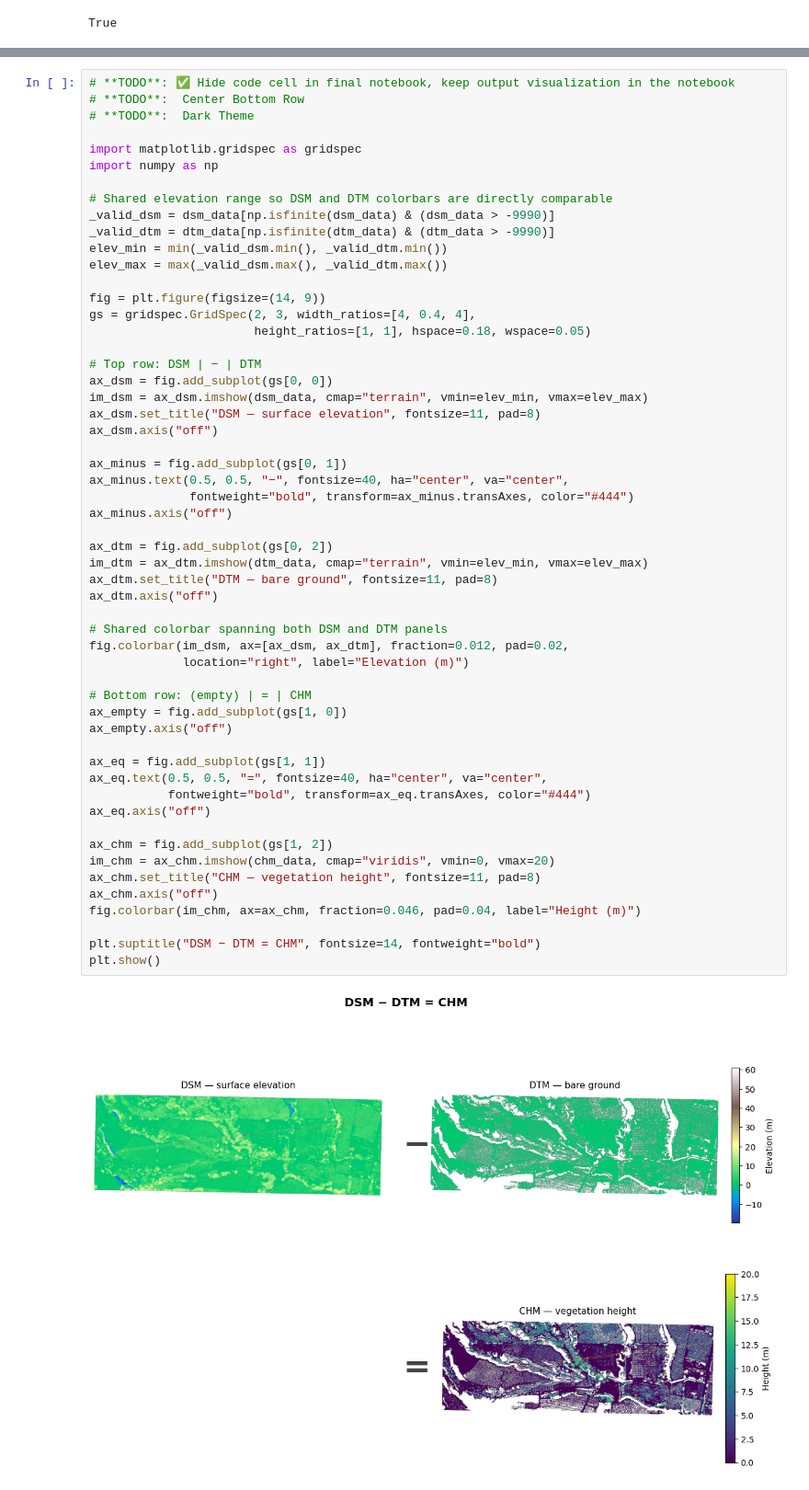
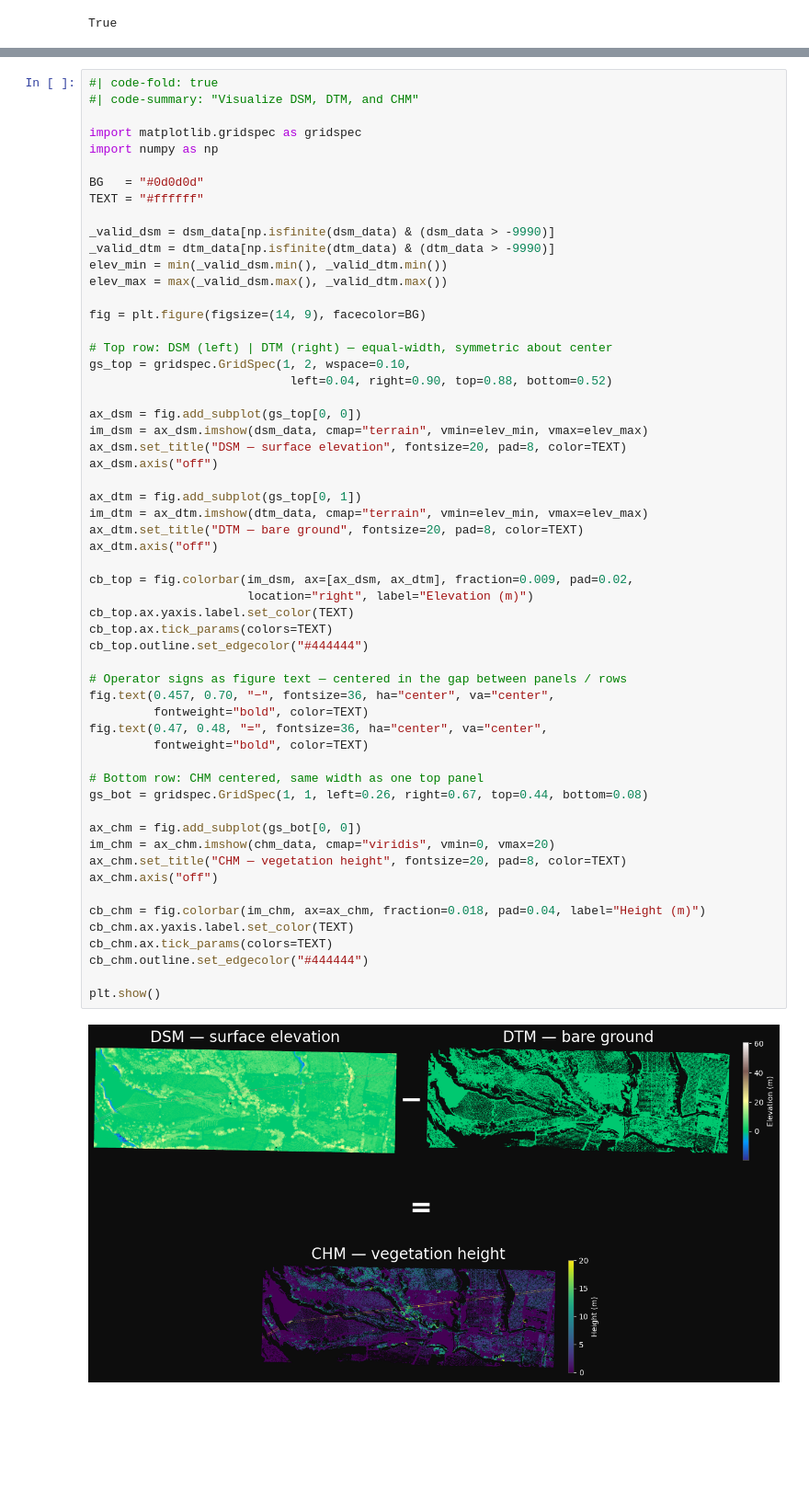
Before and after one commit to imsibaja/lidar-utility-corridor, a Jupyter notebook: notebooks/lidar_corridor_analysis.ipynb, the cells around one changed output, grey strips where cells are left out. Shown at 92% size. Drawn from its saved outputs; the diff is of its cells as text; blank space fills up the shorter version.

```diff
--- a/notebooks/lidar_corridor_analysis.ipynb
+++ b/notebooks/lidar_corridor_analysis.ipynb
@@ -246,62 +268,64 @@ with rasterio.open(dtm_path) as src:
 with rasterio.open(chm_path) as src:
     chm_data = src.read(1)
 # %%
-# **TODO**: ✅ Hide code cell in final notebook, keep output visualization in the notebook
-# **TODO**:  Center Bottom Row
-# **TODO**:  Dark Theme
+#| code-fold: true
+#| code-summary: "Visualize DSM, DTM, and CHM"
 
 import matplotlib.gridspec as gridspec
 import numpy as np
 
-# Shared elevation range so DSM and DTM colorbars are directly comparable
+BG   = "#0d0d0d"
+TEXT = "#ffffff"
+
 _valid_dsm = dsm_data[np.isfinite(dsm_data) & (dsm_data > -9990)]
 _valid_dtm = dtm_data[np.isfinite(dtm_data) & (dtm_data > -9990)]
 elev_min = min(_valid_dsm.min(), _valid_dtm.min())
 elev_max = max(_valid_dsm.max(), _valid_dtm.max())
 
-fig = plt.figure(figsize=(14, 9))
-gs = gridspec.GridSpec(2, 3, width_ratios=[4, 0.4, 4],
-                       height_ratios=[1, 1], hspace=0.18, wspace=0.05)
+fig = plt.figure(figsize=(14, 9), facecolor=BG)
 
-# Top row: DSM | − | DTM
-ax_dsm = fig.add_subplot(gs[0, 0])
+# Top row: DSM (left) | DTM (right) — equal-width, symmetric about center
+gs_top = gridspec.GridSpec(1, 2, wspace=0.10,
+                            left=0.04, right=0.90, top=0.88, bottom=0.52)
+
+ax_dsm = fig.add_subplot(gs_top[0, 0])
 im_dsm = ax_dsm.imshow(dsm_data, cmap="terrain", vmin=elev_min, vmax=elev_max)
-ax_dsm.set_title("DSM — surface elevation", fontsize=11, pad=8)
+ax_dsm.set_title("DSM — surface elevation", fontsize=20, pad=8, color=TEXT)
 ax_dsm.axis("off")
 
-ax_minus = fig.add_subplot(gs[0, 1])
-ax_minus.text(0.5, 0.5, "−", fontsize=40, ha="center", va="center",
-              fontweight="bold", transform=ax_minus.transAxes, color="#444")
-ax_minus.axis("off")
-
-ax_dtm = fig.add_subplot(gs[0, 2])
+ax_dtm = fig.add_subplot(gs_top[0, 1])
 im_dtm = ax_dtm.imshow(dtm_data, cmap="terrain", vmin=elev_min, vmax=elev_max)
-ax_dtm.set_title("DTM — bare ground", fontsize=11, pad=8)
+ax_dtm.set_title("DTM — bare ground", fontsize=20, pad=8, color=TEXT)
 ax_dtm.axis("off")
 
-# Shared colorbar spanning both DSM and DTM panels
-fig.colorbar(im_dsm, ax=[ax_dsm, ax_dtm], fraction=0.012, pad=0.02,
-             location="right", label="Elevation (m)")
+cb_top = fig.colorbar(im_dsm, ax=[ax_dsm, ax_dtm], fraction=0.009, pad=0.02,
+                      location="right", label="Elevation (m)")
+cb_top.ax.yaxis.label.set_color(TEXT)
+cb_top.ax.tick_params(colors=TEXT)
+cb_top.outline.set_edgecolor("#444444")
 
-# Bottom row: (empty) | = | CHM
-ax_empty = fig.add_subplot(gs[1, 0])
-ax_empty.axis("off")
+# Operator signs as figure text — centered in the gap between panels / rows
+fig.text(0.457, 0.70, "−", fontsize=36, ha="center", va="center",
+         fontweight="bold", color=TEXT)
+fig.text(0.47, 0.48, "=", fontsize=36, ha="center", va="center",
+         fontweight="bold", color=TEXT)
 
-ax_eq = fig.add_subplot(gs[1, 1])
-ax_eq.text(0.5, 0.5, "=", fontsize=40, ha="center", va="center",
-           fontweight="bold", transform=ax_eq.transAxes, color="#444")
-ax_eq.axis("off")
+# Bottom row: CHM centered, same width as one top panel
+gs_bot = gridspec.GridSpec(1, 1, left=0.26, right=0.67, top=0.44, bottom=0.08)
 
-ax_chm = fig.add_subplot(gs[1, 2])
+ax_chm = fig.add_subplot(gs_bot[0, 0])
 im_chm = ax_chm.imshow(chm_data, cmap="viridis", vmin=0, vmax=20)
-ax_chm.set_title("CHM — vegetation height", fontsize=11, pad=8)
+ax_chm.set_title("CHM — vegetation height", fontsize=20, pad=8, color=TEXT)
 ax_chm.axis("off")
-fig.colorbar(im_chm, ax=ax_chm, fraction=0.046, pad=0.04, label="Height (m)")
 
-plt.suptitle("DSM − DTM = CHM", fontsize=14, fontweight="bold")
+cb_chm = fig.colorbar(im_chm, ax=ax_chm, fraction=0.018, pad=0.04, label="Height (m)")
+cb_chm.ax.yaxis.label.set_color(TEXT)
+cb_chm.ax.tick_params(colors=TEXT)
+cb_chm.outline.set_edgecolor("#444444")
+
 plt.show()
 # %% [output]
-[figure, old version]
+[figure, new version]
 # %% [markdown]
 ---
 
```
Also changed, not shown: parts of 38 cells of this notebook.
